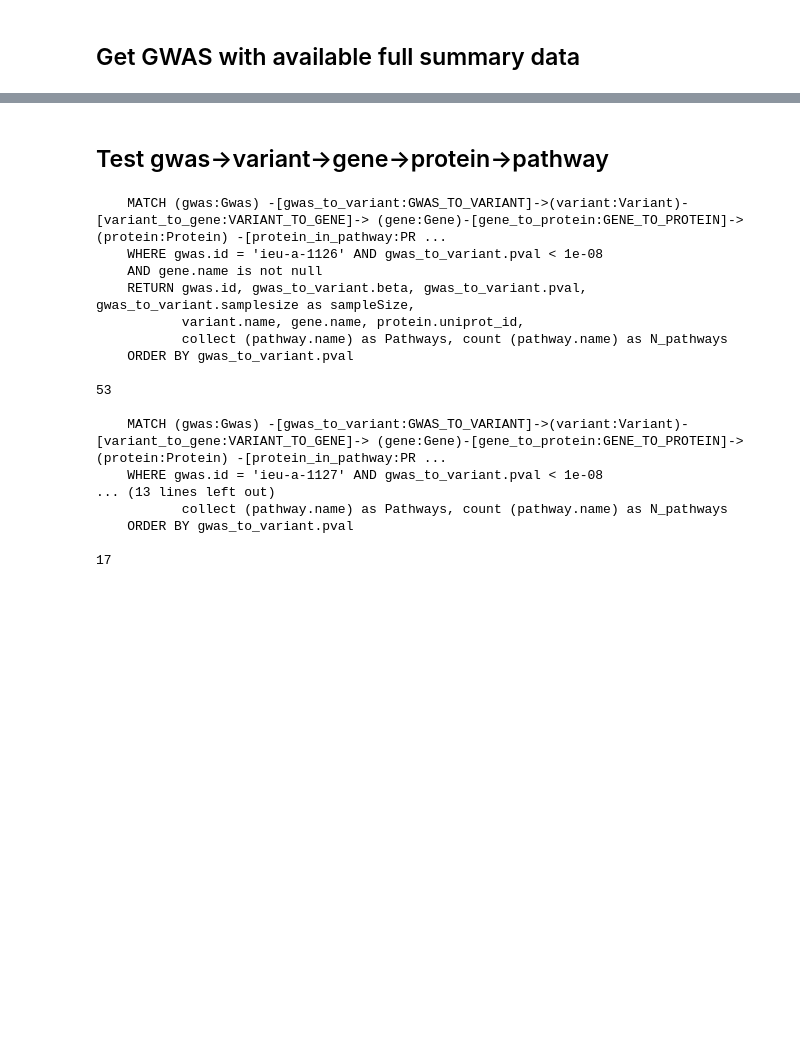
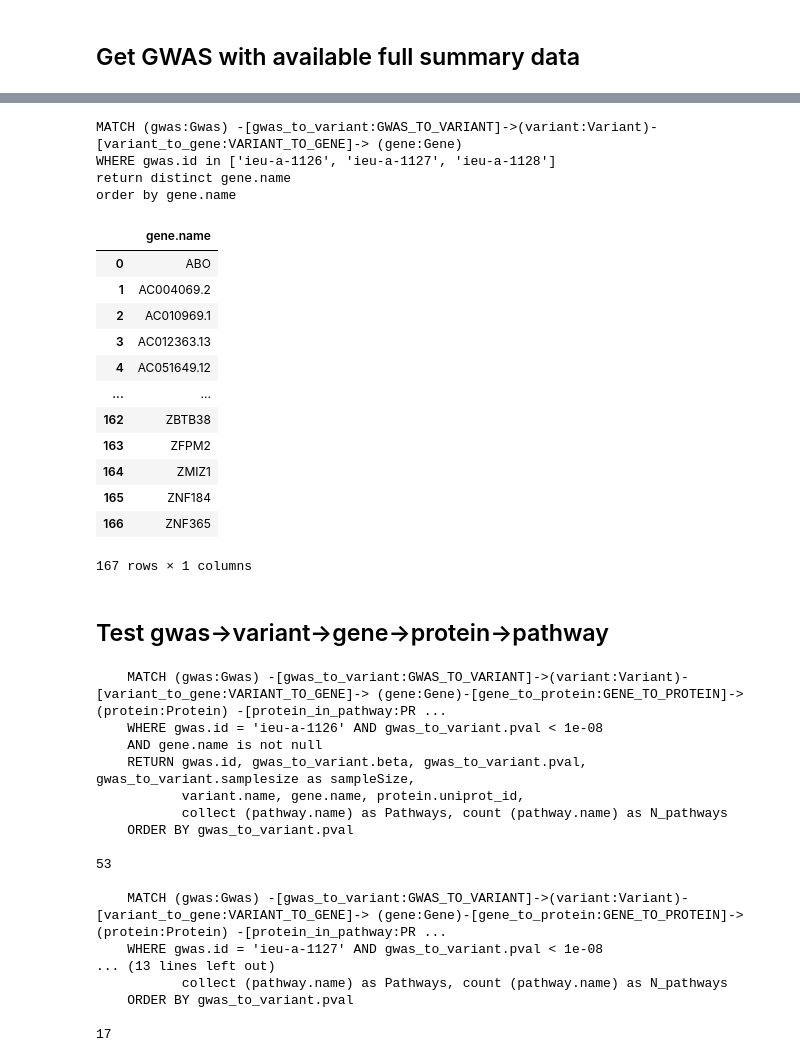
Before and after one commit to mvab/epigraphdb-breast-cancer, a Jupyter notebook: 1_breast_cancer_start_from_gwas.ipynb, the cells around one changed output, grey strips where cells are left out. Drawn from its saved outputs; the diff is of its cells as text; code cells hidden in the pictures; blank space fills up the shorter version.

```diff
--- a/explore_breast_cancer_epigraphdb.ipynb
+++ b/1_breast_cancer_start_from_gwas.ipynb
@@ -87,3 +85,32 @@ order by gwas_to_variant.samplesize desc
+# %%
+# get unwie variants from all GWAS
+query="""
+MATCH (gwas:Gwas) -[gwas_to_variant:GWAS_TO_VARIANT]->(variant:Variant)-[variant_to_gene:VARIANT_TO_GENE]-> (gene:Gene)
+WHERE gwas.id in {}
+return distinct gene.name
+order by gene.name
+
+""".format(['ieu-a-1126', 'ieu-a-1127', 'ieu-a-1128'])
+df = query_to_df(query)
+df
+# %% [output]
+MATCH (gwas:Gwas) -[gwas_to_variant:GWAS_TO_VARIANT]->(variant:Variant)-[variant_to_gene:VARIANT_TO_GENE]-> (gene:Gene)
+WHERE gwas.id in ['ieu-a-1126', 'ieu-a-1127', 'ieu-a-1128']
+return distinct gene.name
+order by gene.name
+|  | gene.name |
+| 0 | ABO |
+| 1 | AC004069.2 |
+| 2 | AC010969.1 |
+| 3 | AC012363.13 |
+| 4 | AC051649.12 |
+| ... | ... |
+| 162 | ZBTB38 |
+| 163 | ZFPM2 |
+| 164 | ZMIZ1 |
+| 165 | ZNF184 |
+| 166 | ZNF365 |
+167 rows × 1 columns
 # %% [markdown]
 ## Test gwas->variant->gene->protein->pathway
 # %%
```
Also changed, not shown: parts of 10 cells of this notebook, 5 other files.
